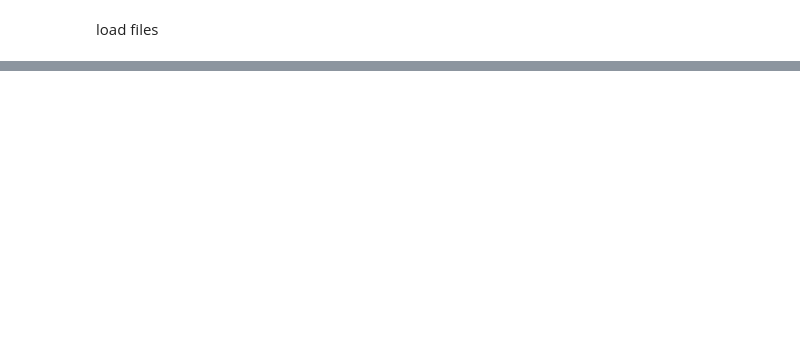
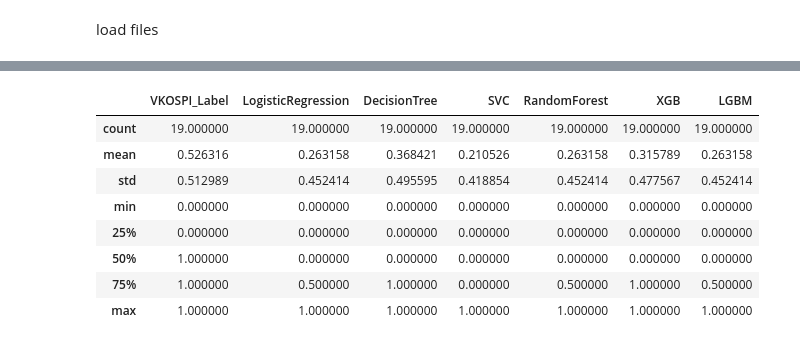
Before and after one commit to jyoooonh/Project1_sample, a Jupyter notebook: option_strategy.ipynb, the cells around one changed output, grey strips where cells are left out. Cells and saved outputs as stored; diff of their text form; code cells hidden in the pictures; blank space fills up the shorter version.

```diff
--- a/option_strategy.ipynb
+++ b/option_strategy.ipynb
@@ -40,0 +63,12 @@ strike_price
+# %%
+labels.describe()
+# %% [output]
+|  | VKOSPI_Label | LogisticRegression | DecisionTree | SVC | RandomForest | XGB | LGBM |
+| count | 19.000000 | 19.000000 | 19.000000 | 19.000000 | 19.000000 | 19.000000 | 19.000000 |
+| mean | 0.526316 | 0.263158 | 0.368421 | 0.210526 | 0.263158 | 0.315789 | 0.263158 |
+| std | 0.512989 | 0.452414 | 0.495595 | 0.418854 | 0.452414 | 0.477567 | 0.452414 |
+| min | 0.000000 | 0.000000 | 0.000000 | 0.000000 | 0.000000 | 0.000000 | 0.000000 |
+| 25% | 0.000000 | 0.000000 | 0.000000 | 0.000000 | 0.000000 | 0.000000 | 0.000000 |
+| 50% | 1.000000 | 0.000000 | 0.000000 | 0.000000 | 0.000000 | 0.000000 | 0.000000 |
+| 75% | 1.000000 | 0.500000 | 1.000000 | 0.000000 | 0.500000 | 1.000000 | 0.500000 |
+| max | 1.000000 | 1.000000 | 1.000000 | 1.000000 | 1.000000 | 1.000000 | 1.000000 |
```
Also changed, not shown: parts of 18 cells of this notebook, 5 other files.
